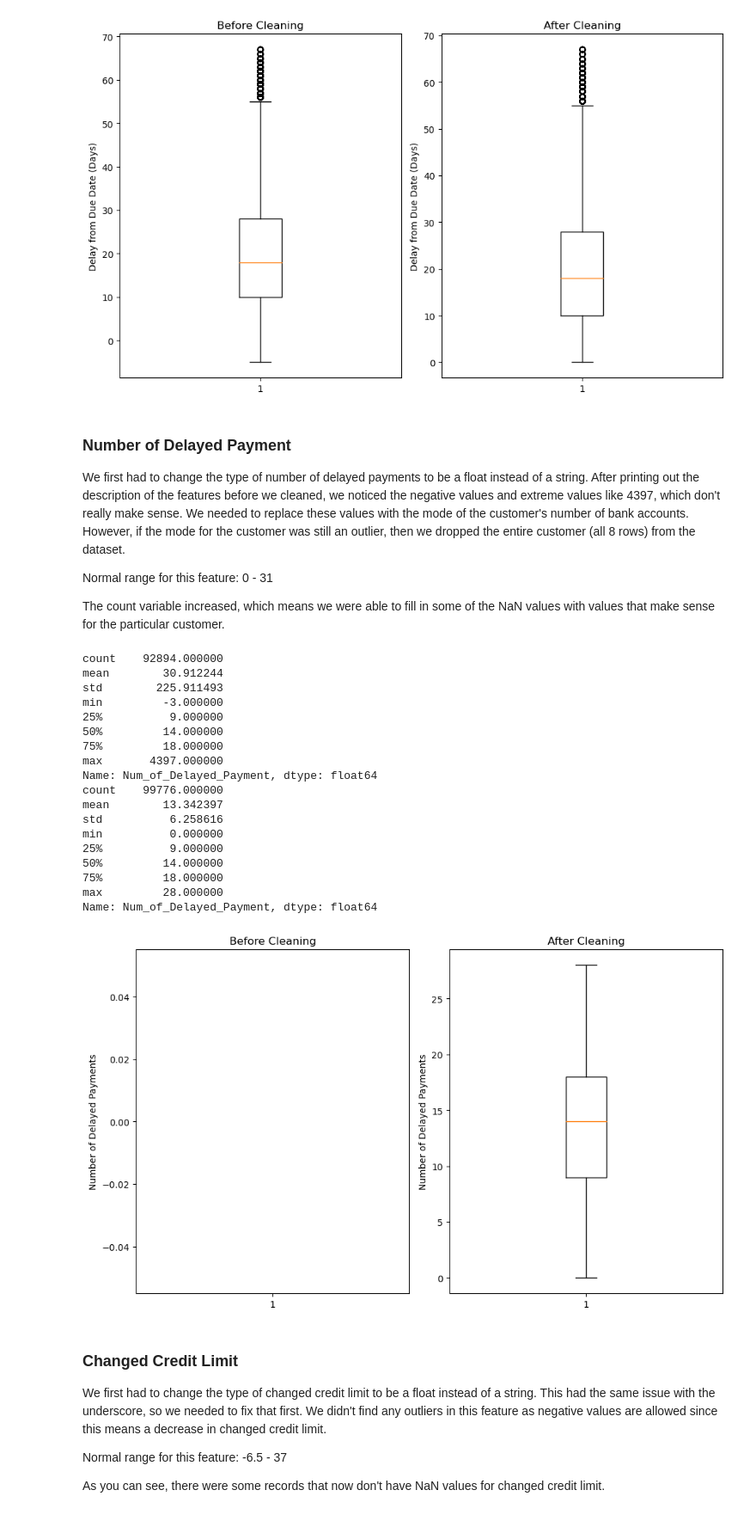
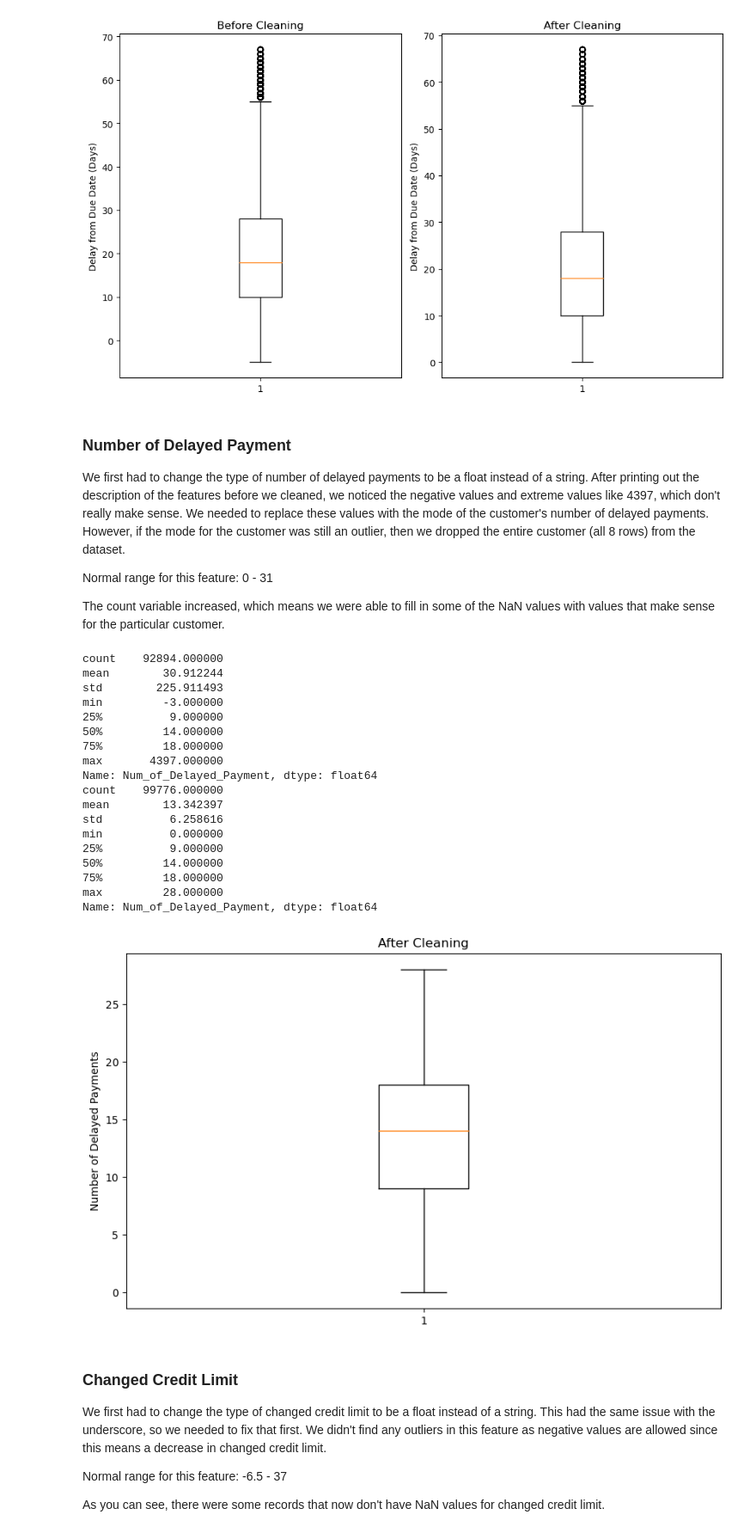
Before and after one commit to AyujVerma/Credit-Score-Classifier, a Jupyter notebook: credit_score.ipynb, the cells around one changed output. Shown at 86% size. Cells and saved outputs as stored; diff of their text form; code cells hidden in the pictures.

```diff
--- a/credit_score.ipynb
+++ b/credit_score.ipynb
@@ -560,7 +564,7 @@ Name: Delay_from_due_date, dtype: float64
 # %% [markdown]
 ### Number of Delayed Payment
 
-We first had to change the type of number of delayed payments to be a float instead of a string. After printing out the description of the features before we cleaned, we noticed the negative values and extreme values like 4397, which don't really make sense. We needed to replace these values with the mode of the customer's number of bank accounts. However, if the mode for the customer was still an outlier, then we dropped the entire customer (all 8 rows) from the dataset.
+We first had to change the type of number of delayed payments to be a float instead of a string. After printing out the description of the features before we cleaned, we noticed the negative values and extreme values like 4397, which don't really make sense. We needed to replace these values with the mode of the customer's number of delayed payments. However, if the mode for the customer was still an outlier, then we dropped the entire customer (all 8 rows) from the dataset.
 
 Normal range for this feature: 0 - 31
 
@@ -570,47 +574,40 @@ data['Num_of_Delayed_Payment'] = data['Num_of_Delayed_Payment'].str.replace('_',
 data['Num_of_Delayed_Payment'] = data['Num_of_Delayed_Payment'].replace("", np.nan)
 data['Num_of_Delayed_Payment'] = data['Num_of_Delayed_Payment'].astype(float)
 print(data['Num_of_Delayed_Payment'].describe())
-plt.figure(figsize=(10, 6))
-plt.subplot(1, 2, 1)
-plt.boxplot(data['Num_of_Delayed_Payment'])
-plt.ylabel('Number of Delayed Payments')
-plt.title('Before Cleaning')
-
 
 grouped_data = data.groupby('Customer_ID')
 data['Num_of_Delayed_Payment'] = grouped_data['Num_of_Delayed_Payment'].transform(lambda g: replace_or_drop(g, 0, 31))
 
 data.dropna(subset=['Num_of_Delayed_Payment'], inplace = True)
 data.reset_index(drop = True, inplace = True)
 
 print(data['Num_of_Delayed_Payment'].describe())
-plt.subplot(1, 2, 2)
+plt.figure(figsize=(10, 6))
 plt.boxplot(data['Num_of_Delayed_Payment'])
 plt.title('After Cleaning')
 plt.ylabel('Number of Delayed Payments')
 
-plt.tight_layout()
 plt.show()
 # %% [output]
 count    92894.000000
 mean        30.912244
 std        225.911493
 min         -3.000000
 25%          9.000000
 50%         14.000000
 75%         18.000000
 max       4397.000000
 Name: Num_of_Delayed_Payment, dtype: float64
 count    99776.000000
 mean        13.342397
 std          6.258616
 min          0.000000
 25%          9.000000
 50%         14.000000
 75%         18.000000
 max         28.000000
 Name: Num_of_Delayed_Payment, dtype: float64
-[figure, old version]
+[figure, new version]
 # %% [markdown]
 ### Changed Credit Limit
 
```
Also changed, not shown: parts of 38 cells of this notebook, 1 other file.
